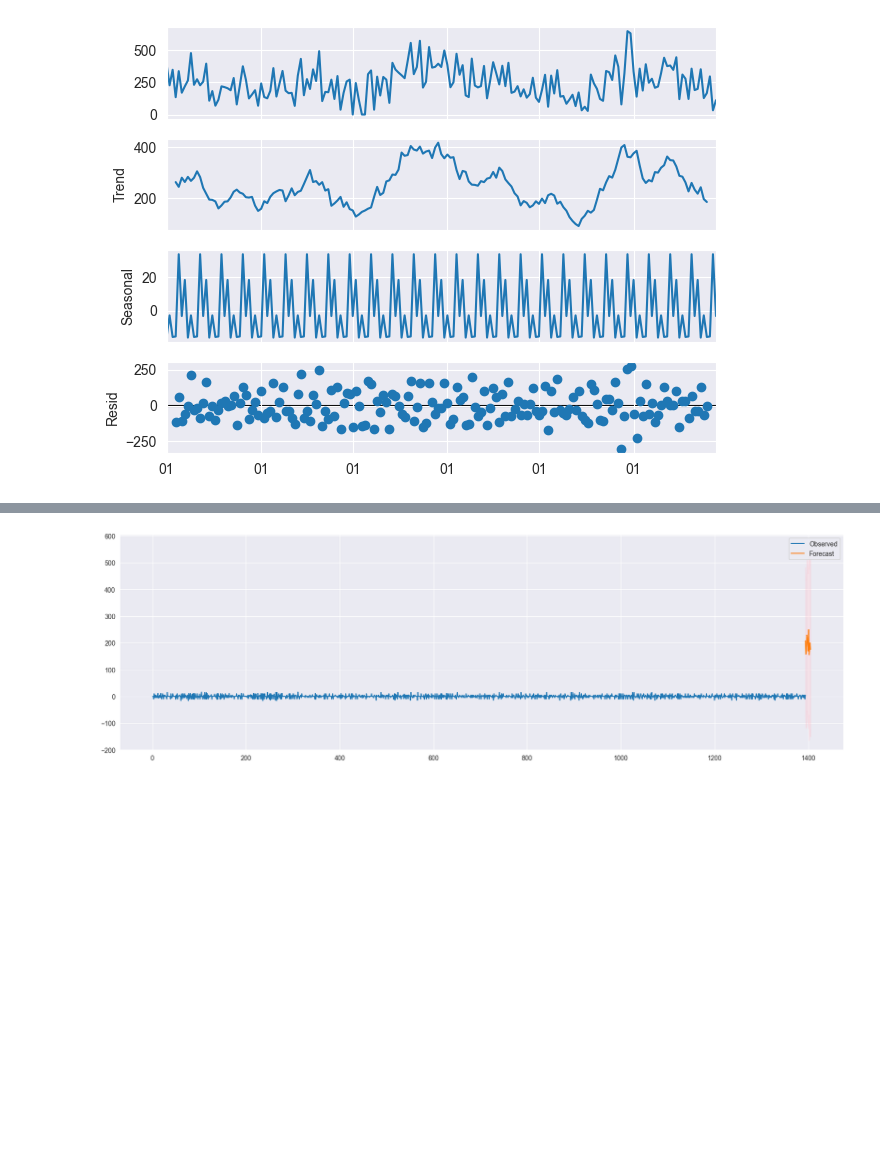
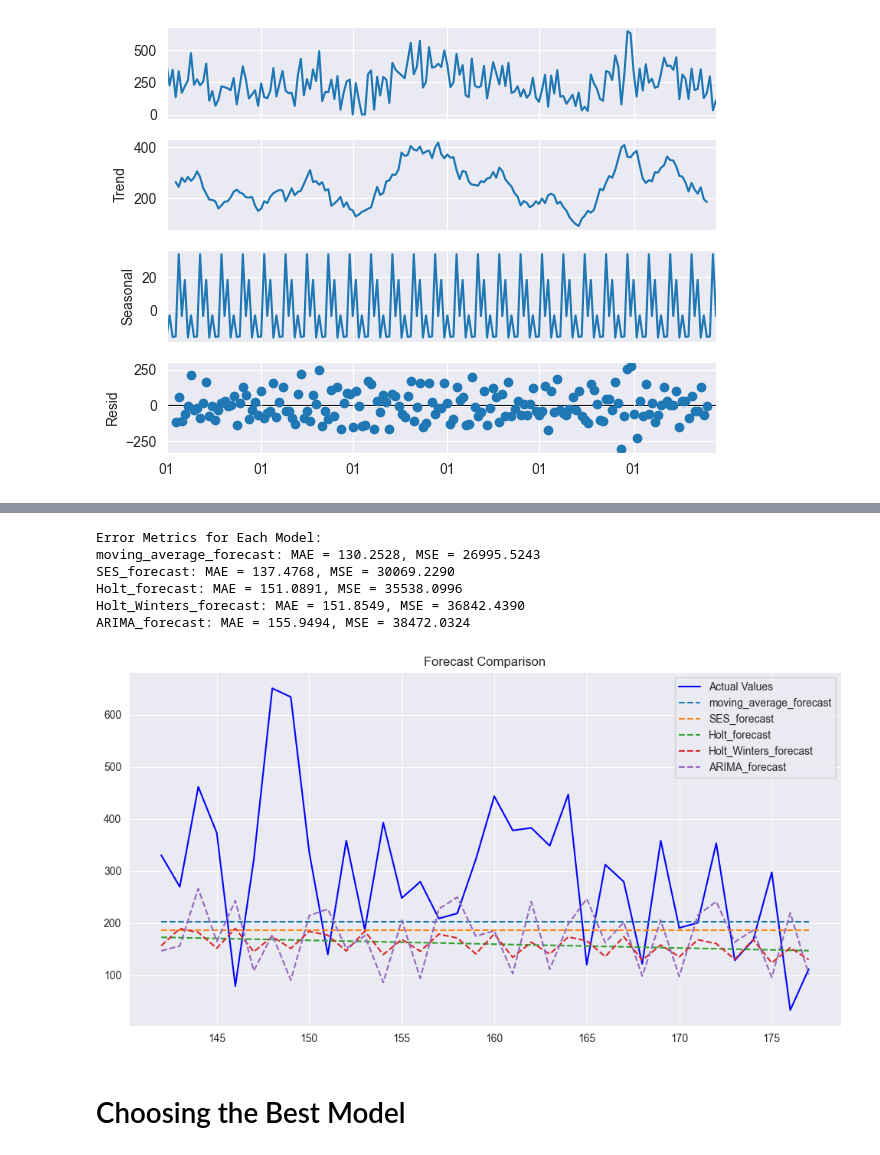
Before and after one commit to eleanatan/data-science, a Jupyter notebook: forecasting/time_series/coffee_sales_forecasting.ipynb, the cells around one changed output, grey strips where cells are left out. Cells and saved outputs as stored; diff of their text form; code cells hidden in the pictures; blank space fills up the shorter version.

```diff
--- a/forecasting/time_series/coffee_sales_forecasting.ipynb
+++ b/forecasting/time_series/coffee_sales_forecasting.ipynb
@@ -119,0 +77,3 @@ df_daily.head(10)
+# %%
+train_size = int(len(df_daily) * 0.8)
+train, test = df_daily[:train_size], df_daily[train_size:]
@@ -290,20 +217,40 @@ Freq: D, dtype: float64
-# %%
-plt.figure(figsize=(20, 6))  # For example, 10 inches wide and 6 inches tall
-
-# Plot the observed data
-plt.plot(df_diff, label='Observed')
-
-# Plot the forecasted data
-forecast_index = np.arange(len(df_diff), len(df_diff) + 12)
-plt.plot(forecast_index, forecast, label='Forecast')
-
-# Plot the confidence intervals
-plt.fill_between(forecast_index,
-                 confidence_intervals[:, 0],
-                 confidence_intervals[:, 1],
-                 color='pink', alpha=0.3)
-
-plt.legend()
-plt.show()
-# %% [output]
-[figure, removed]
+# %%
+# Apply each model and compute the forecasts for the test set
+test['moving_average_forecast'] = moving_average_forecast(train, test)
+test['SES_forecast'] = ses_forecast(train, test)
+test['Holt_forecast'] = holt_forecast(train, test)
+test['Holt_Winters_forecast'] = holt_winters_forecast(train, test)
+test['ARIMA_forecast'] = arima_forecast(train, test)
+
+# Model Evaluation
+metrics = {}
+
+for col in test.columns[2:]:  # Exclude 'money' (the actual values)
+    mae = mean_absolute_error(test['money'], test[col])
+    mse = mean_squared_error(test['money'], test[col])
+    metrics[col] = {'MAE': mae, 'MSE': mse}
+
+# Print the evaluation results
+print("Error Metrics for Each Model:")
+for model_name, model_metrics in metrics.items():
+    print(f"{model_name}: MAE = {model_metrics['MAE']:.4f}, MSE = {model_metrics['MSE']:.4f}")
+
+
+# Visualize the actual values and forecasts
+plt.figure(figsize=(12, 6))
+plt.plot(test['money'], label='Actual Values', color='blue')
+for col in test.columns[2:]:
+    plt.plot(test[col], label=col, linestyle='--')
+plt.legend()
+plt.title('Forecast Comparison')
+plt.show()
+# %% [output]
+Error Metrics for Each Model:
+moving_average_forecast: MAE = 130.2528, MSE = 26995.5243
+SES_forecast: MAE = 137.4768, MSE = 30069.2290
+Holt_forecast: MAE = 151.0891, MSE = 35538.0996
+Holt_Winters_forecast: MAE = 151.8549, MSE = 36842.4390
+ARIMA_forecast: MAE = 155.9494, MSE = 38472.0324
+[figure, added]
+# %% [markdown]
+# Choosing the Best Model
```
Also changed, not shown: parts of 27 cells of this notebook.
